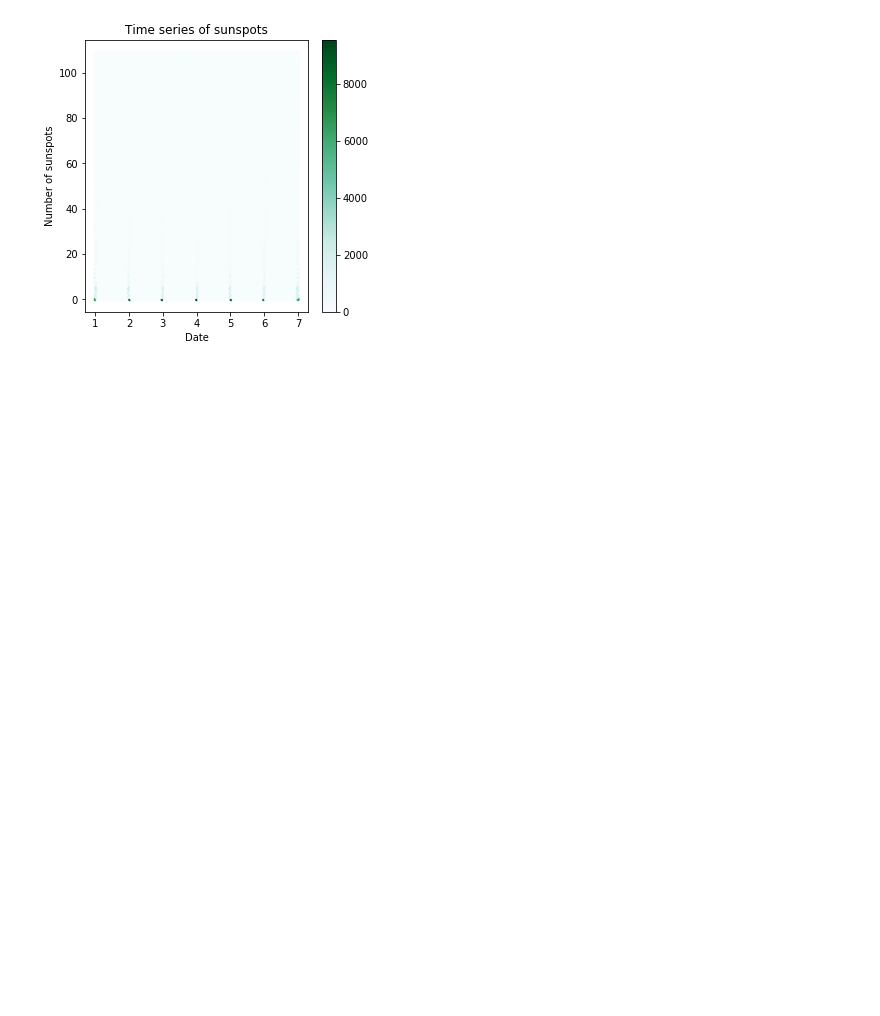
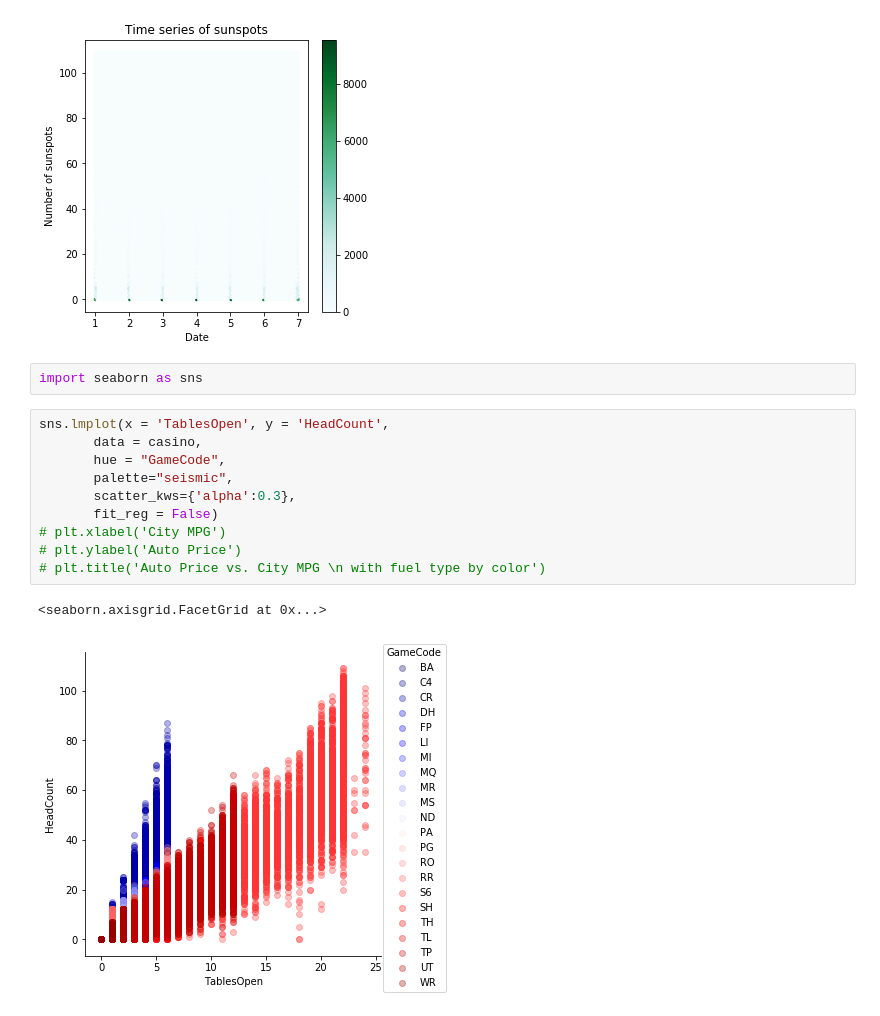
Before and after one commit to ryanarbow/uw_data_science, a Jupyter notebook: DS_methods_and_tools_2/RyanArbow-M01-Vizualization.ipynb, the cells around one changed output. Saved outputs shown, nothing was run; the diff lists cells and outputs as text; blank space fills up the shorter version.

```diff
--- a/DS_methods_and_tools_2/RyanArbow-M01-Vizualization.ipynb
+++ b/DS_methods_and_tools_2/RyanArbow-M01-Vizualization.ipynb
@@ -120,3 +121,18 @@ ax.set_title('Time series of sunspots')
 # %% [output]
 Text(0.5,1,'Time series of sunspots')
 [figure]
+# %%
+import seaborn as sns
+# %%
+sns.lmplot(x = 'TablesOpen', y = 'HeadCount',
+       data = casino,
+       hue = "GameCode",
+       palette="seismic",
+       scatter_kws={'alpha':0.3},
+       fit_reg = False)
+# plt.xlabel('City MPG')
+# plt.ylabel('Auto Price')
+# plt.title('Auto Price vs. City MPG \n with fuel type by color')
+# %% [output]
+<seaborn.axisgrid.FacetGrid at 0x...>
+[figure, added]
```
Also changed, not shown: parts of 1 cell of this notebook.
